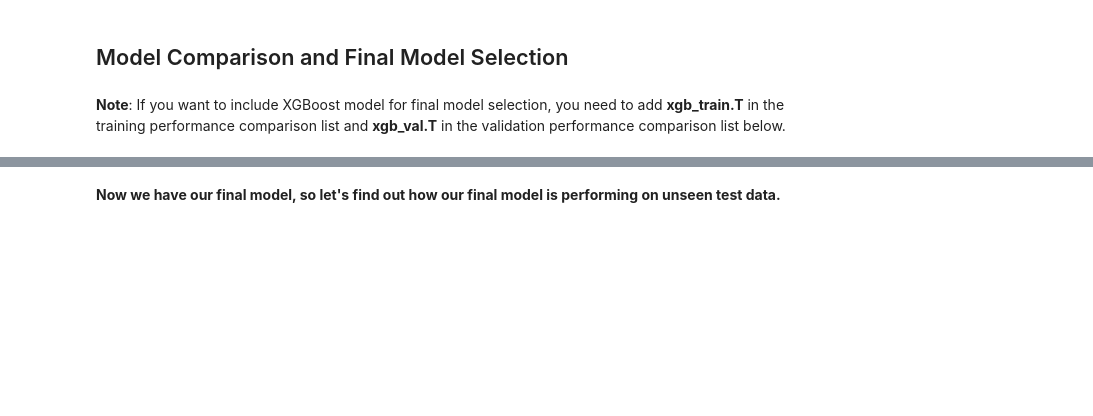
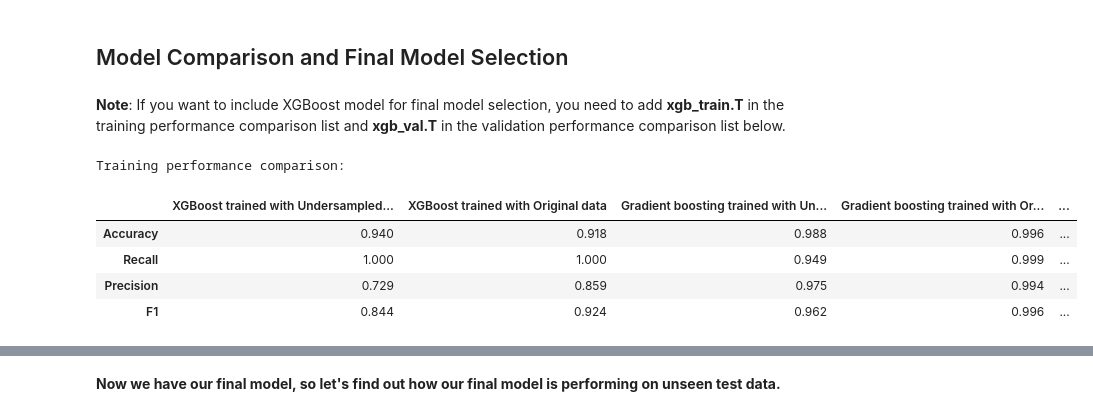
Before and after one commit to aimlalchemists/credit-card-users-churn-prediction, a Jupyter notebook: Credit_Card_Users_Churn_Prediction.ipynb, the cells around one changed output, grey strips where cells are left out. Cells and saved outputs as stored; diff of their text form; code cells hidden in the pictures; blank space fills up the shorter version.

```diff
--- a/Credit_Card_Users_Churn_Prediction.ipynb
+++ b/Credit_Card_Users_Churn_Prediction.ipynb
@@ -1725,0 +1910,4 @@ gbm2_val
+# %%
+# Checking model's performance on train set
+xgb_usd_train = model_performance_classification_sklearn(tuned_usd_xgb, X_train_un, y_train_un)
+xgb_usd_train
@@ -1755,12 +1965,14 @@ print("Best parameters are {} with CV score={}:" .format(randomized_cv.best_para
 # %%
-tuned_xgb = XGBClassifier(
-    random_state=1,
-    eval_metric="logloss",
-    subsample=____,
-    scale_pos_weight=____,
-    n_estimators=____,
-    learning_rate=______,
-    gamma=1,
-)## Complete the code with the best parameters obtained from tuning
+# Defining the tuned XGBoost model with specific hyperparameters
+tuned_od_xgb = XGBClassifier(
+    random_state=1,  # Ensures reproducibility
+    eval_metric="logloss",  # Evaluation metric for the model
+    subsample=0.9,  # Fraction of samples used for fitting the individual base learners
+    scale_pos_weight=10,  # Balancing the positive class in the dataset
+    n_estimators=200,  # Number of boosting stages to be run
+    learning_rate=0.01,  # Shrinks the contribution of each tree
+    gamma=1,  # Minimum loss reduction required to make a further partition on a leaf node
+)
 
-tuned_xgb.fit(X_train, y_train)
+# Fitting the model to the training data
+tuned_od_xgb.fit(X_train, y_train)
@@ -1767,3 +1991,4 @@ tuned_xgb.fit(X_train, y_train)
 # %%
-xgb_train = '_______' ## Complete the code to check the performance on original train set
-xgb_train
+# Checking model's performance on training set
+xgb_od_train = model_performance_classification_sklearn(tuned_od_xgb, X_train, y_train)
+xgb_od_train
@@ -1777,21 +2009,34 @@ xgb_val
 # %%
 # training performance comparison
 
 models_train_comp_df = pd.concat(
     [
-        gbm1_train.T,
-        gbm2_train.T,
-        adb2_train.T,
+        xgb_od_train.T,
+        xgb_usd_train.T,
+        gbm_od_train.T,
+        gbm_usd_train.T,
+        adb_od_train.T,
+        adb_usd_train.T,
     ],
     axis=1,
 )
 models_train_comp_df.columns = [
+    "XGBoost trained with Undersampled data",
+    "XGBoost trained with Original data",
     "Gradient boosting trained with Undersampled data",
     "Gradient boosting trained with Original data",
     "AdaBoost trained with Undersampled data",
+    "AdaBoost trained with Original data",
 ]
 print("Training performance comparison:")
 models_train_comp_df
+# %% [output]
+Training performance comparison:
+|  | XGBoost trained with Undersampled... | XGBoost trained with Original data | Gradient boosting trained with Un... | Gradient boosting trained with Or... | ... |
+| Accuracy | 0.940 | 0.918 | 0.988 | 0.996 | ... |
+| Recall | 1.000 | 1.000 | 0.949 | 0.999 | ... |
+| Precision | 0.729 | 0.859 | 0.975 | 0.994 | ... |
+| F1 | 0.844 | 0.924 | 0.962 | 0.996 | ... |
 # %%
 # validation performance comparison
 
```
Also changed, not shown: parts of 40 cells of this notebook.
